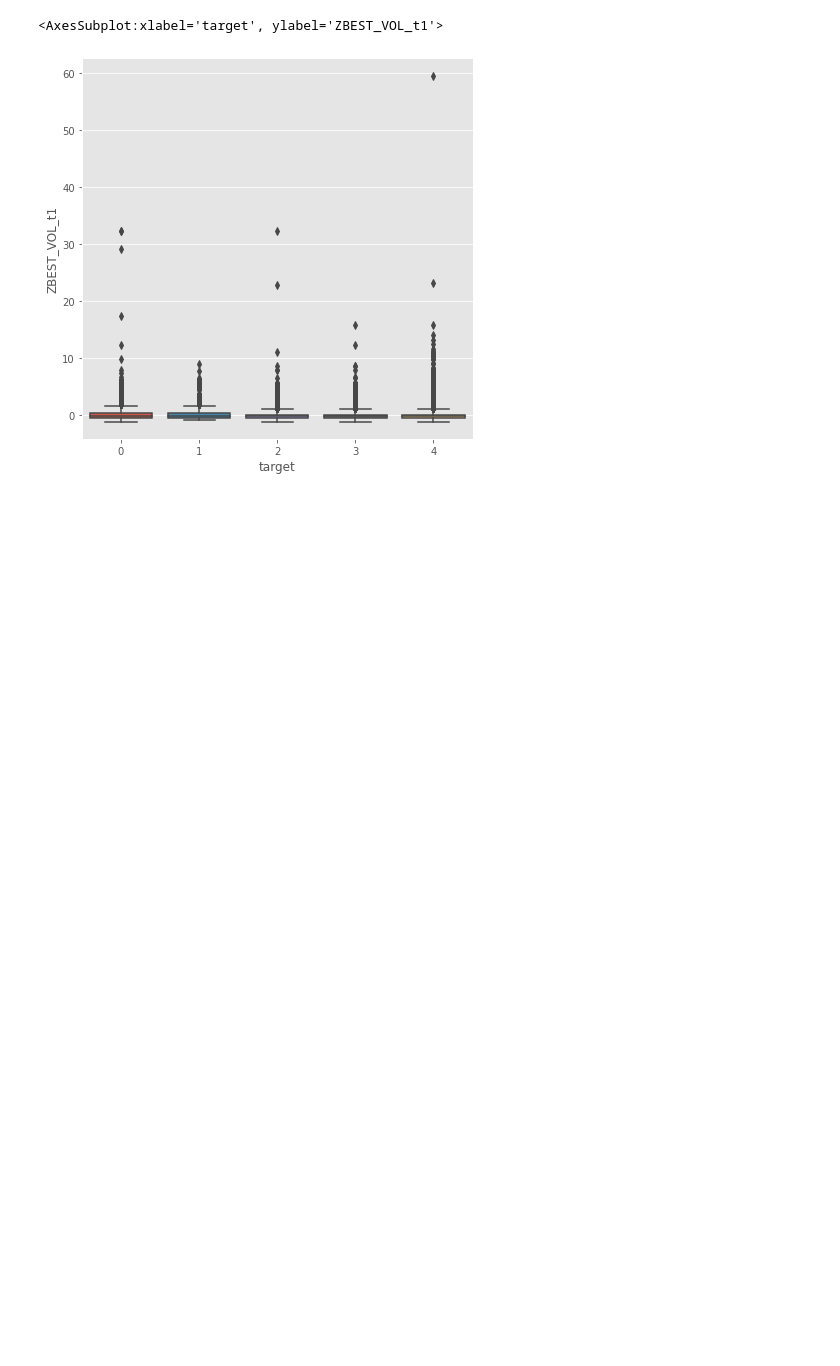
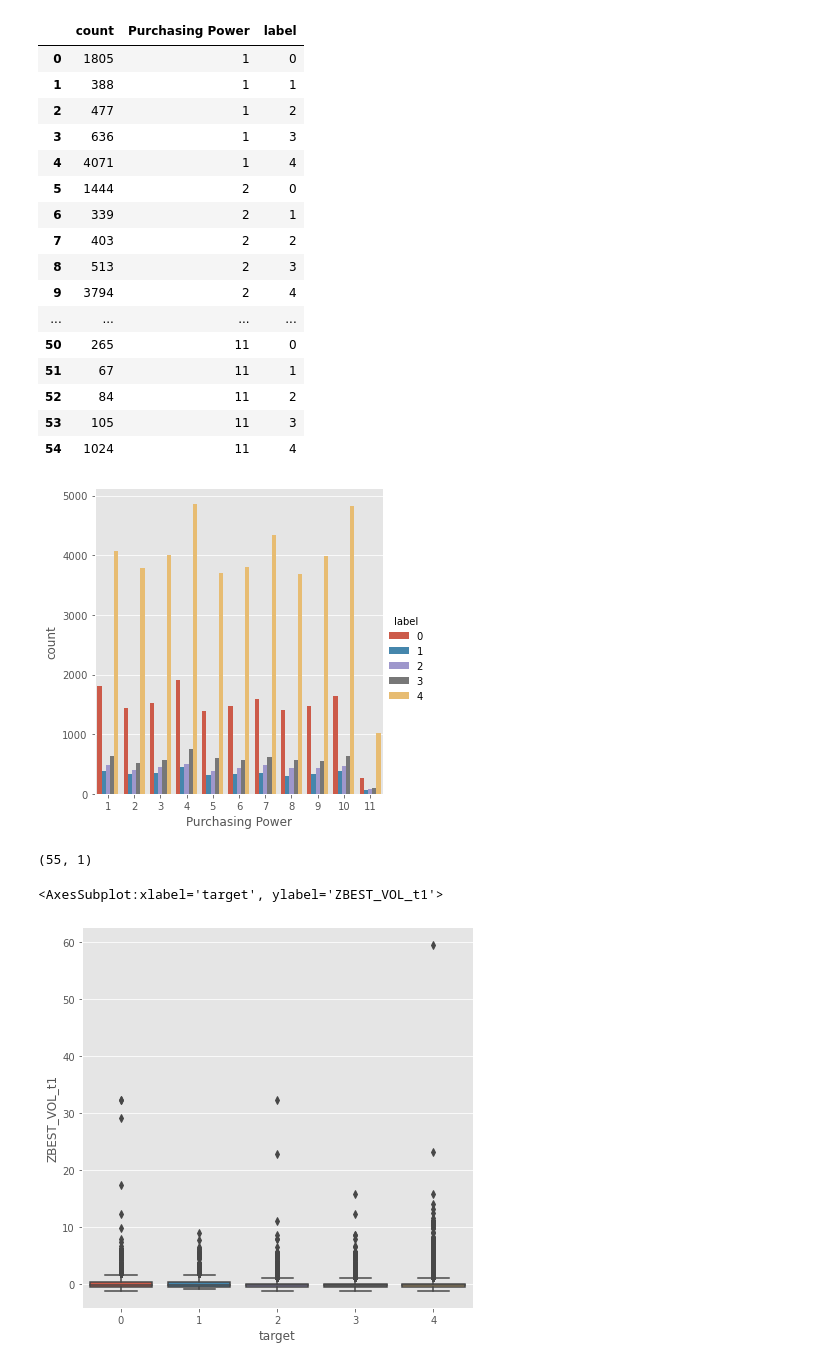
Before and after one commit to oscarm524/Data-Mining-Cup, a Jupyter notebook: DMC-2008/Data_Exploration/Data_Exploration.ipynb, the cells around one changed output. Drawn from its saved outputs; the diff is of its cells as text; code cells hidden in the pictures; blank space fills up the shorter version.

```diff
--- a/DMC-2008/Data_Exploration/Data_Exploration.ipynb
+++ b/DMC-2008/Data_Exploration/Data_Exploration.ipynb
@@ -52,3 +66,52 @@ train.head()
+# %%
+regular = train[train['Neukunde'] == 0]
+new = train[train['Neukunde'] == 1]
+
+data_plot1 = pd.DataFrame(regular.groupby(['KAUFKRAFTDEZIL', 'target'])['target'].count())
+data_plot1['Purchasing Power'] = data_plot1.index.get_level_values(0)
+data_plot1['label'] = data_plot1.index.get_level_values(1)
+data_plot1 = data_plot1.reset_index(drop = True)
+data_plot1.columns = ['count', 'Purchasing Power', 'label']
+
+sns.factorplot(x = 'Purchasing Power', y = 'count',
+               hue = 'label', data = data_plot1, kind = 'bar')
+
+# data_plot2 = new.groupby(['KAUFKRAFTDEZIL', 'target'])['target'].count()
+
+# data_plot1.plot(kind = 'bar')
+# plt.xlabel(data_plot1.index.get_level_values(0))
+# data_plot1.bar(x = data_plot1.get_level_value(0), y = )
+
+# fig, axes = plt.subplots(1, 2, sharex = True, figsize = (20,8))
+
+# residue_agg['residue_name'] = residue_agg.index.get_level_values(0)
+# residue_agg['residue_number'] = residue_agg.index.get_level_values(1)
+
+# train.groupby(['KAUFKRAFTDEZIL', 'target'])['target'].count().plot(kind = 'bar')
+data_plot1
+# %% [output]
+|  | count | Purchasing Power | label |
+| 0 | 1805 | 1 | 0 |
+| 1 | 388 | 1 | 1 |
+| 2 | 477 | 1 | 2 |
+| 3 | 636 | 1 | 3 |
+| 4 | 4071 | 1 | 4 |
+| 5 | 1444 | 2 | 0 |
+| 6 | 339 | 2 | 1 |
+| 7 | 403 | 2 | 2 |
+| 8 | 513 | 2 | 3 |
+| 9 | 3794 | 2 | 4 |
+| ... | ... | ... | ... |
+| 50 | 265 | 11 | 0 |
+| 51 | 67 | 11 | 1 |
+| 52 | 84 | 11 | 2 |
+| 53 | 105 | 11 | 3 |
+| 54 | 1024 | 11 | 4 |
+[figure, added]
+# %%
+data_plot1.shape
+# %% [output]
+(55, 1)
 # %%
 f, ax = plt.subplots(figsize = (7, 7))
 # ax.set(yscale = 'log')
```
Also changed, not shown: parts of 1 cell of this notebook.
